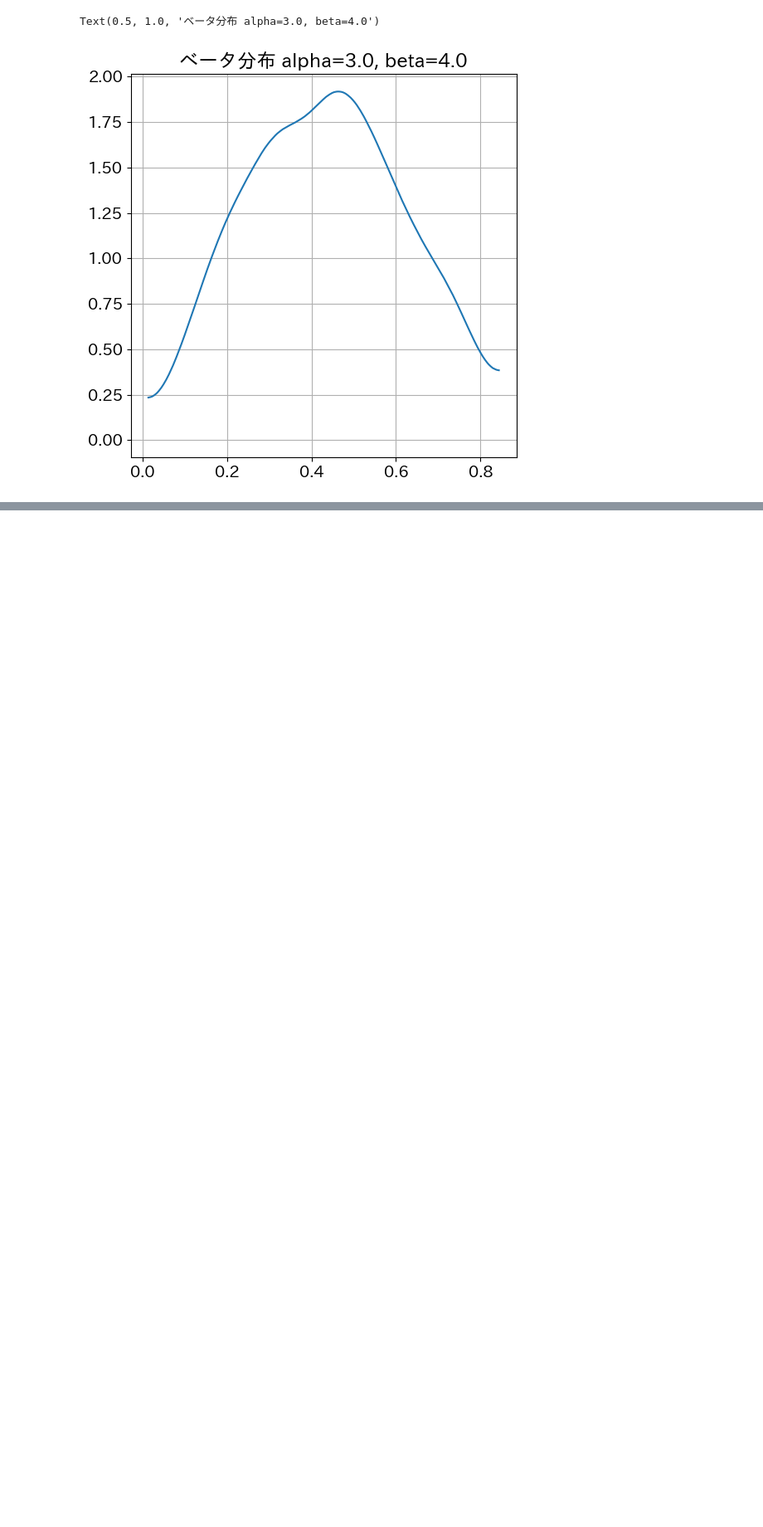
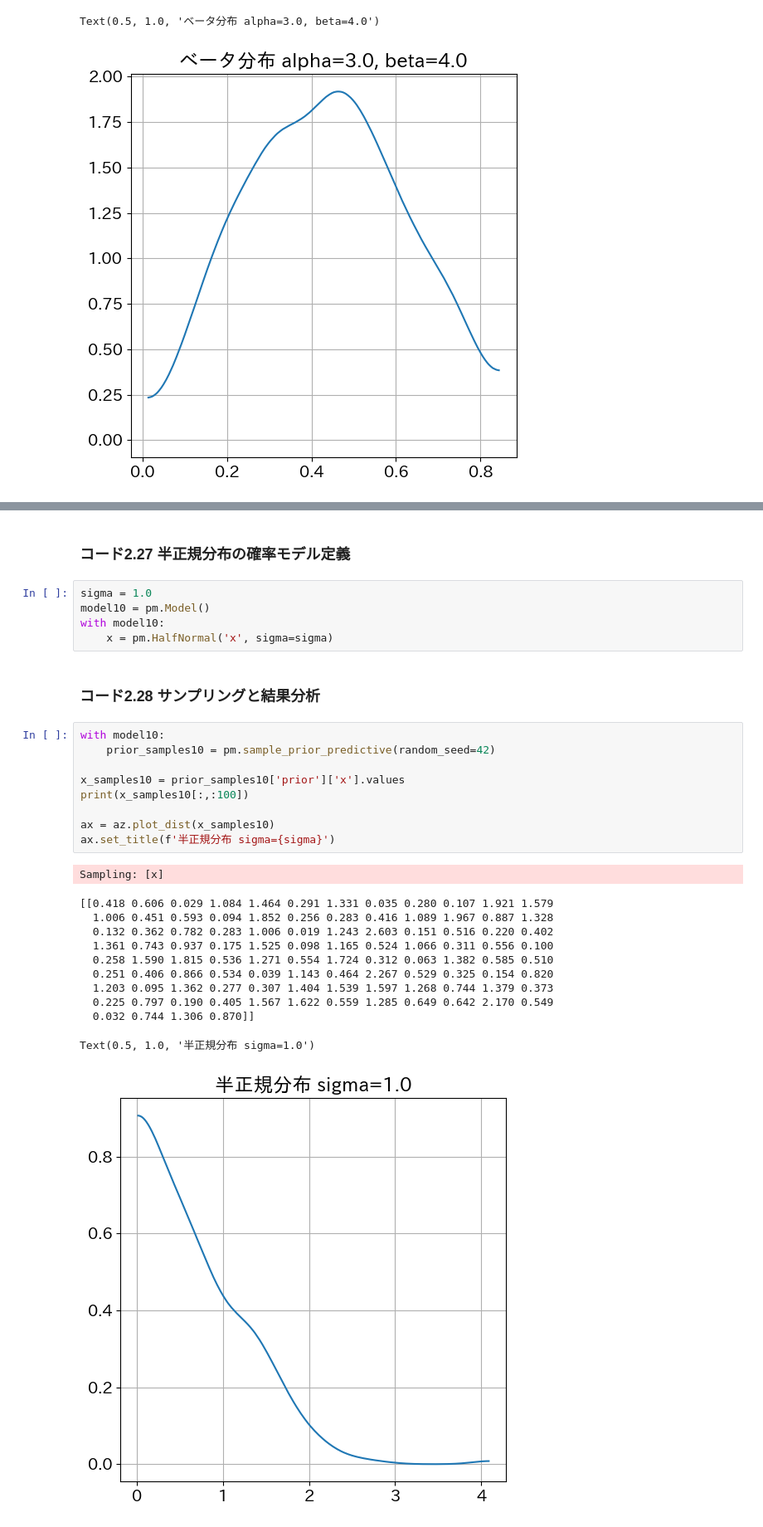
Before and after one commit to nununuma-sabu/basic_introduction_bayesian, a Jupyter notebook: chapter2/chapter2.ipynb, the cells around one changed output, grey strips where cells are left out. Shown: that part at 83% size. Drawn from its saved outputs; the diff is of its cells as text; blank space fills up the shorter version.

```diff
--- a/chapter2/chapter2.ipynb
+++ b/chapter2/chapter2.ipynb
@@ -463,0 +520,31 @@ Text(0.5, 1.0, 'ベータ分布 alpha=3.0, beta=4.0')
+# %% [markdown]
+### コード2.27 半正規分布の確率モデル定義
+# %%
+sigma = 1.0
+model10 = pm.Model()
+with model10:
+    x = pm.HalfNormal('x', sigma=sigma)
+# %% [markdown]
+### コード2.28 サンプリングと結果分析
+# %%
+with model10:
+    prior_samples10 = pm.sample_prior_predictive(random_seed=42)
+
+x_samples10 = prior_samples10['prior']['x'].values
+print(x_samples10[:,:100])
+
+ax = az.plot_dist(x_samples10)
+ax.set_title(f'半正規分布 sigma={sigma}')
+# %% [output]
+Sampling: [x]
+[[0.418 0.606 0.029 1.084 1.464 0.291 1.331 0.035 0.280 0.107 1.921 1.579
+  1.006 0.451 0.593 0.094 1.852 0.256 0.283 0.416 1.089 1.967 0.887 1.328
+  0.132 0.362 0.782 0.283 1.006 0.019 1.243 2.603 0.151 0.516 0.220 0.402
+  1.361 0.743 0.937 0.175 1.525 0.098 1.165 0.524 1.066 0.311 0.556 0.100
+  0.258 1.590 1.815 0.536 1.271 0.554 1.724 0.312 0.063 1.382 0.585 0.510
+  0.251 0.406 0.866 0.534 0.039 1.143 0.464 2.267 0.529 0.325 0.154 0.820
+  1.203 0.095 1.362 0.277 0.307 1.404 1.539 1.597 1.268 0.744 1.379 0.373
+  0.225 0.797 0.190 0.405 1.567 1.622 0.559 1.285 0.649 0.642 2.170 0.549
+  0.032 0.744 1.306 0.870]]
+Text(0.5, 1.0, '半正規分布 sigma=1.0')
+[figure, added]
```
Also changed, not shown: parts of 8 cells of this notebook.
